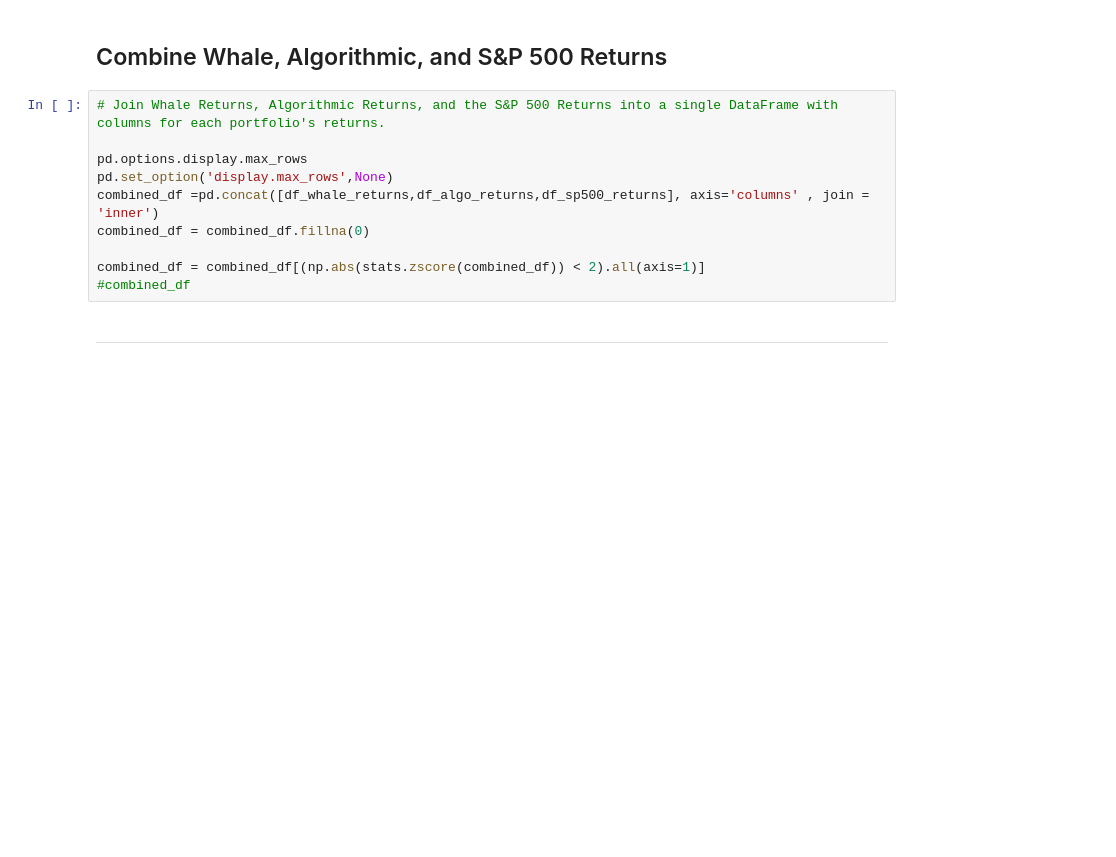
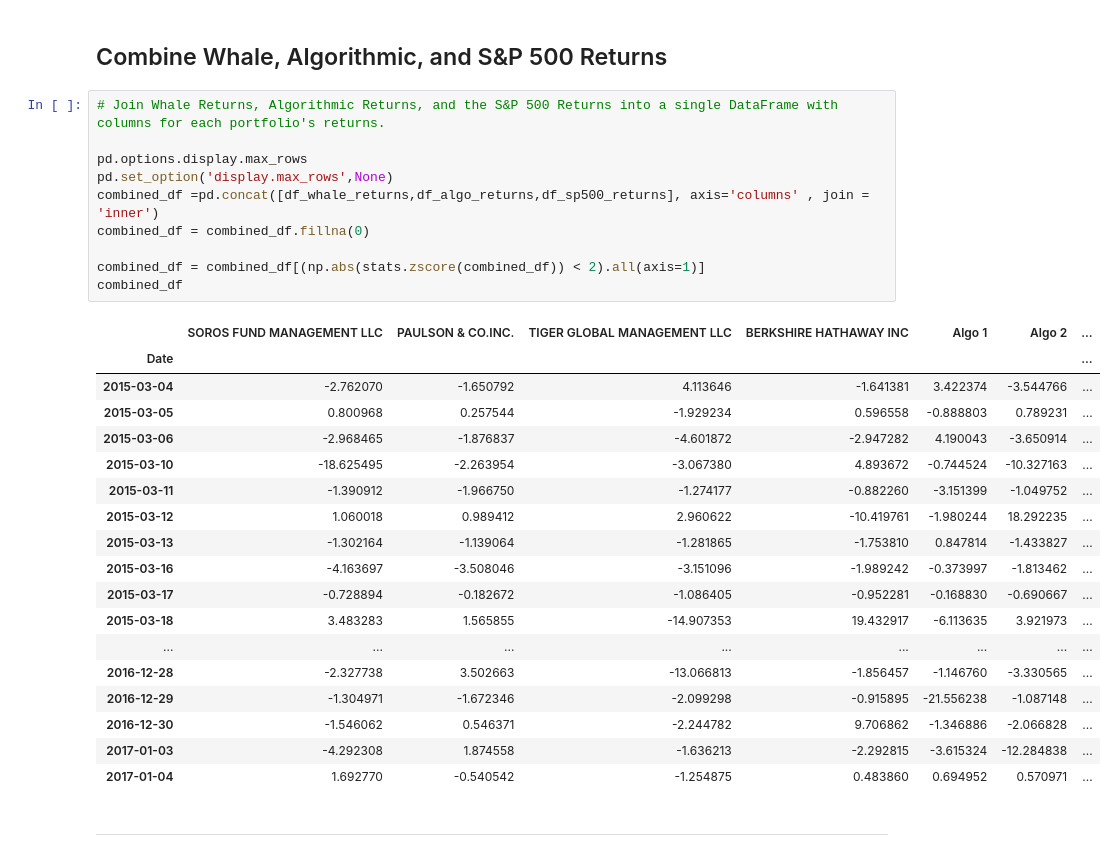
Before and after one commit to vdshulyak/python-pandas, a Jupyter notebook: whale_analysis.ipynb, the cells around one changed output. Saved outputs shown, nothing was run; the diff lists cells and outputs as text; blank space fills up the shorter version.

```diff
--- a/whale_analysis.ipynb
+++ b/whale_analysis.ipynb
@@ -153,13 +104,32 @@ dtype: int64
 # %%
 # Join Whale Returns, Algorithmic Returns, and the S&P 500 Returns into a single DataFrame with columns for each portfolio's returns.
 
 pd.options.display.max_rows
 pd.set_option('display.max_rows',None)
 combined_df =pd.concat([df_whale_returns,df_algo_returns,df_sp500_returns], axis='columns' , join = 'inner')
 combined_df = combined_df.fillna(0)
 
 combined_df = combined_df[(np.abs(stats.zscore(combined_df)) < 2).all(axis=1)]
-#combined_df
+combined_df
+# %% [output]
+|  | SOROS FUND MANAGEMENT LLC | PAULSON & CO.INC. | TIGER GLOBAL MANAGEMENT LLC | BERKSHIRE HATHAWAY INC | Algo 1 | Algo 2 | ... |
+| Date |  |  |  |  |  |  | ... |
+| 2015-03-04 | -2.762070 | -1.650792 | 4.113646 | -1.641381 | 3.422374 | -3.544766 | ... |
+| 2015-03-05 | 0.800968 | 0.257544 | -1.929234 | 0.596558 | -0.888803 | 0.789231 | ... |
+| 2015-03-06 | -2.968465 | -1.876837 | -4.601872 | -2.947282 | 4.190043 | -3.650914 | ... |
+| 2015-03-10 | -18.625495 | -2.263954 | -3.067380 | 4.893672 | -0.744524 | -10.327163 | ... |
+| 2015-03-11 | -1.390912 | -1.966750 | -1.274177 | -0.882260 | -3.151399 | -1.049752 | ... |
+| 2015-03-12 | 1.060018 | 0.989412 | 2.960622 | -10.419761 | -1.980244 | 18.292235 | ... |
+| 2015-03-13 | -1.302164 | -1.139064 | -1.281865 | -1.753810 | 0.847814 | -1.433827 | ... |
+| 2015-03-16 | -4.163697 | -3.508046 | -3.151096 | -1.989242 | -0.373997 | -1.813462 | ... |
+| 2015-03-17 | -0.728894 | -0.182672 | -1.086405 | -0.952281 | -0.168830 | -0.690667 | ... |
+| 2015-03-18 | 3.483283 | 1.565855 | -14.907353 | 19.432917 | -6.113635 | 3.921973 | ... |
+| ... | ... | ... | ... | ... | ... | ... | ... |
+| 2016-12-28 | -2.327738 | 3.502663 | -13.066813 | -1.856457 | -1.146760 | -3.330565 | ... |
+| 2016-12-29 | -1.304971 | -1.672346 | -2.099298 | -0.915895 | -21.556238 | -1.087148 | ... |
+| 2016-12-30 | -1.546062 | 0.546371 | -2.244782 | 9.706862 | -1.346886 | -2.066828 | ... |
+| 2017-01-03 | -4.292308 | 1.874558 | -1.636213 | -2.292815 | -3.615324 | -12.284838 | ... |
+| 2017-01-04 | 1.692770 | -0.540542 | -1.254875 | 0.483860 | 0.694952 | 0.570971 | ... |
 # %% [markdown]
 ---
 # %% [markdown]
```
Also changed, not shown: parts of 21 cells of this notebook.
